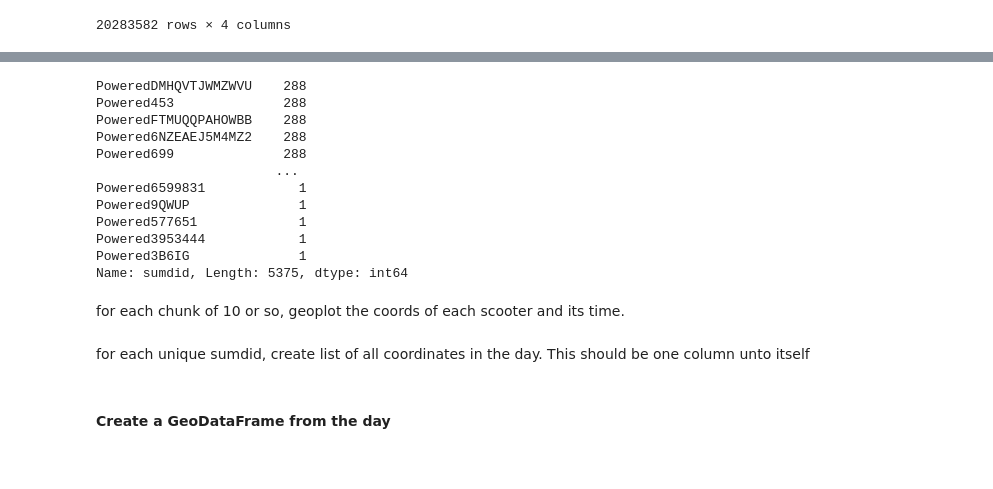
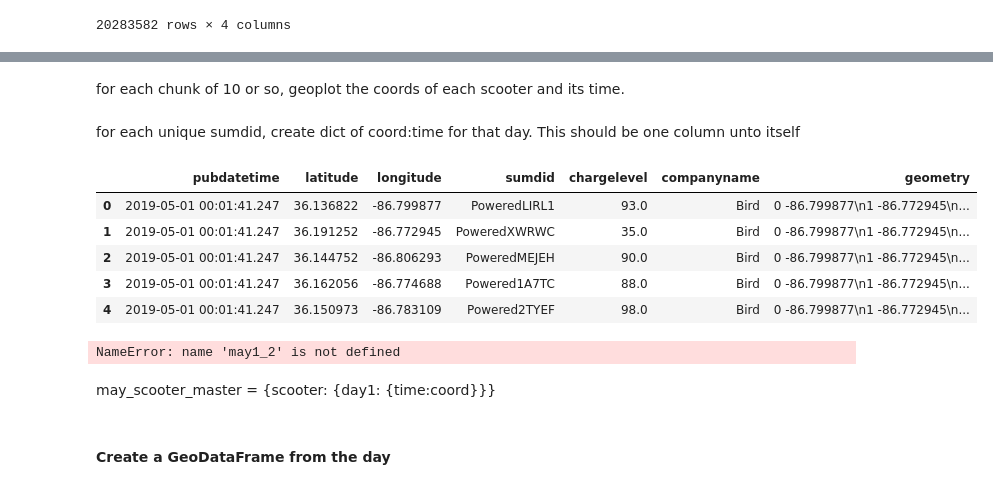
Before and after one commit to derektprice/mapping_scooters_nashville_python, a Jupyter notebook: notebooks/2_EDA_scooters_nashville.ipynb, the cells around one changed output, grey strips where cells are left out. Drawn from its saved outputs; the diff is of its cells as text; code cells hidden in the pictures.

```diff
--- a/notebooks/2_EDA_scooters_nashville.ipynb
+++ b/notebooks/2_EDA_scooters_nashville.ipynb
@@ -318,23 +336,0 @@ day_df(may, "May")
-# %%
-def n_loc_scooters(df):
-    n_loc = df.sumdid.value_counts()
-    df.geometry = str(df.longitude) + str(df.latitude)
-    return n_loc
-n_loc_scooters(day_df(may, "May"))
-# %% [output]
-PoweredDMHQVTJWMZWVU    288
-Powered453              288
-PoweredFTMUQQPAHOWBB    288
-Powered6NZEAEJ5M4MZ2    288
-Powered699              288
-                       ...
-Powered6599831            1
-Powered9QWUP              1
-Powered577651             1
-Powered3953444            1
-Powered3B6IG              1
-Name: sumdid, Length: 5375, dtype: int64
-# %% [markdown]
-for each chunk of 10 or so, geoplot the coords of each scooter and its time.
-# %% [markdown]
-for each unique sumdid, create list of all coordinates in the day. This should be one column unto itself
@@ -343,2 +336,0 @@ may_uniq_scooters = may.sumdid.unique().tolist()
-# %% [markdown]
-#### Create a GeoDataFrame from the day
@@ -348,0 +337,10 @@ may_uniq_scooters = may.sumdid.unique().tolist()
+# %%
+def n_loc_scooters(df):
+    n_loc = df.sumdid.value_counts()
+    return n_loc, df
+n_loc_scooters(day_df(may, "May"))
+may['geometry'] = str(may.longitude) + str(may.latitude)
+# %% [markdown]
+for each chunk of 10 or so, geoplot the coords of each scooter and its time.
+# %% [markdown]
+for each unique sumdid, create dict of coord:time for that day. This should be one column unto itself
@@ -348,0 +350,25 @@ may_uniq_scooters = may.sumdid.unique().tolist()
+# %%
+may.head()
+# %% [output]
+|  | pubdatetime | latitude | longitude | sumdid | chargelevel | companyname | geometry |
+| 0 | 2019-05-01 00:01:41.247 | 36.136822 | -86.799877 | PoweredLIRL1 | 93.0 | Bird | 0 -86.799877\n1 -86.772945\n... |
+| 1 | 2019-05-01 00:01:41.247 | 36.191252 | -86.772945 | PoweredXWRWC | 35.0 | Bird | 0 -86.799877\n1 -86.772945\n... |
+| 2 | 2019-05-01 00:01:41.247 | 36.144752 | -86.806293 | PoweredMEJEH | 90.0 | Bird | 0 -86.799877\n1 -86.772945\n... |
+| 3 | 2019-05-01 00:01:41.247 | 36.162056 | -86.774688 | Powered1A7TC | 88.0 | Bird | 0 -86.799877\n1 -86.772945\n... |
+| 4 | 2019-05-01 00:01:41.247 | 36.150973 | -86.783109 | Powered2TYEF | 98.0 | Bird | 0 -86.799877\n1 -86.772945\n... |
+# %%
+may_uniq_scooters = pd.DataFrame(may_uniq_scooters)
+for scooter in may_uniq_scooters:
+    for row in may1_2.loc[may1_2['sumdid'] == scooter, :]:
+        time = str(may1_2["pubdatetime"])
+        geo = may1_2['geometry']
+        may_time_coord_dict[time] = geo
+    print(may_time_coord_dict)
+#     may['daily_coords'] = may_time_coord_dict
+may1_2.head()
+# %% [output]
+NameError: name 'may1_2' is not defined
+# %% [markdown]
+may_scooter_master = {scooter: {day1: {time:coord}}}
+# %% [markdown]
+#### Create a GeoDataFrame from the day
```
Also changed, not shown: parts of 15 cells of this notebook.
